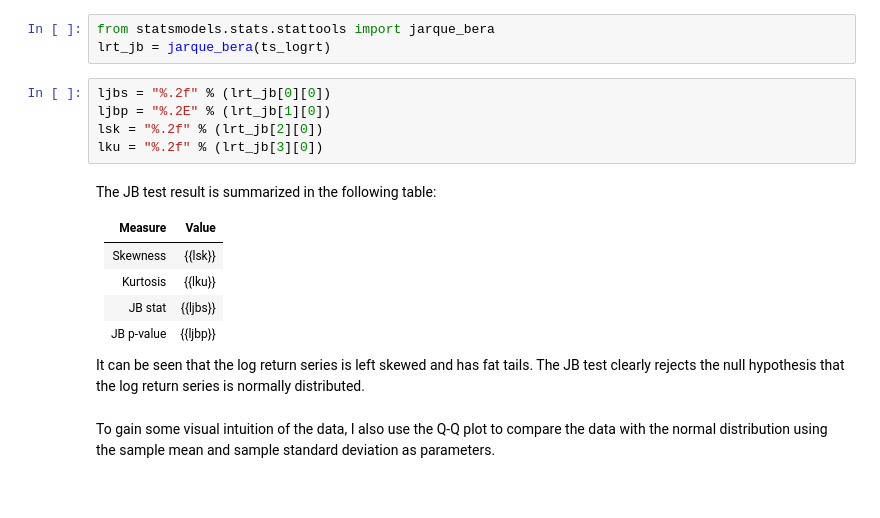
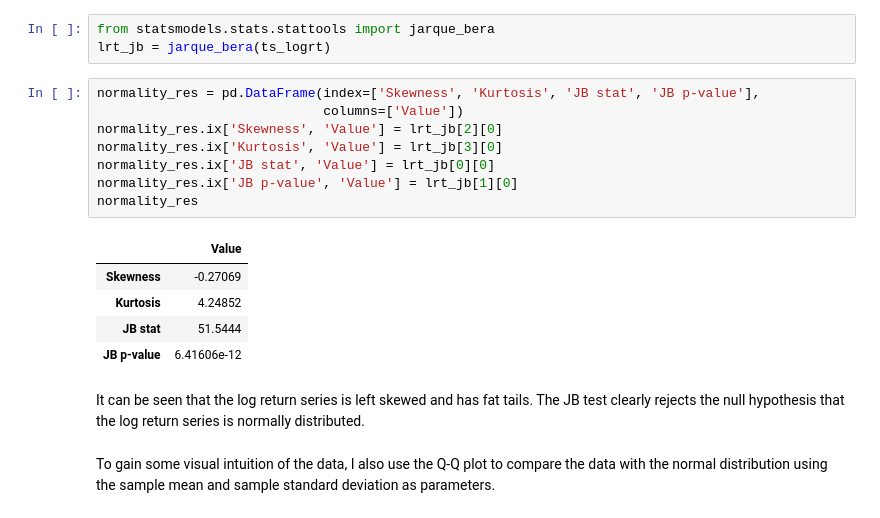
Before and after one commit to lishen/SP500_ML, a Jupyter notebook: SP500 pred with ML - Chapter 1.ipynb, the cells around one changed output. Cells and saved outputs as stored; diff of their text form.

```diff
--- a/SP500 pred with ML - Chapter 1.ipynb
+++ b/SP500 pred with ML - Chapter 1.ipynb
@@ -95,21 +99,21 @@ The Jarque-Bera (JB) test is often used to test the normality of a sample. Here
 # %%
 from statsmodels.stats.stattools import jarque_bera
 lrt_jb = jarque_bera(ts_logrt)
-# %%
-ljbs = "%.2f" % (lrt_jb[0][0])
-ljbp = "%.2E" % (lrt_jb[1][0])
-lsk = "%.2f" % (lrt_jb[2][0])
-lku = "%.2f" % (lrt_jb[3][0])
+# %%
+normality_res = pd.DataFrame(index=['Skewness', 'Kurtosis', 'JB stat', 'JB p-value'],
+                             columns=['Value'])
+normality_res.ix['Skewness', 'Value'] = lrt_jb[2][0]
+normality_res.ix['Kurtosis', 'Value'] = lrt_jb[3][0]
+normality_res.ix['JB stat', 'Value'] = lrt_jb[0][0]
+normality_res.ix['JB p-value', 'Value'] = lrt_jb[1][0]
+normality_res
+# %% [output]
+|  | Value |
+| Skewness | -0.27069 |
+| Kurtosis | 4.24852 |
+| JB stat | 51.5444 |
+| JB p-value | 6.41606e-12 |
 # %% [markdown]
-The JB test result is summarized in the following table:
-
-Measure|Value
--------|-----
-Skewness|{{lsk}}
-Kurtosis|{{lku}}
-JB stat|{{ljbs}}
-JB p-value|{{ljbp}}
-
 It can be seen that the log return series is left skewed and has fat tails. The JB test clearly rejects the null hypothesis that the log return series is normally distributed.
 # %% [markdown]
 To gain some visual intuition of the data, I also use the Q-Q plot to compare the data with the normal distribution using the sample mean and sample standard deviation as parameters.
```
Also changed, not shown: parts of 3 cells of this notebook.
